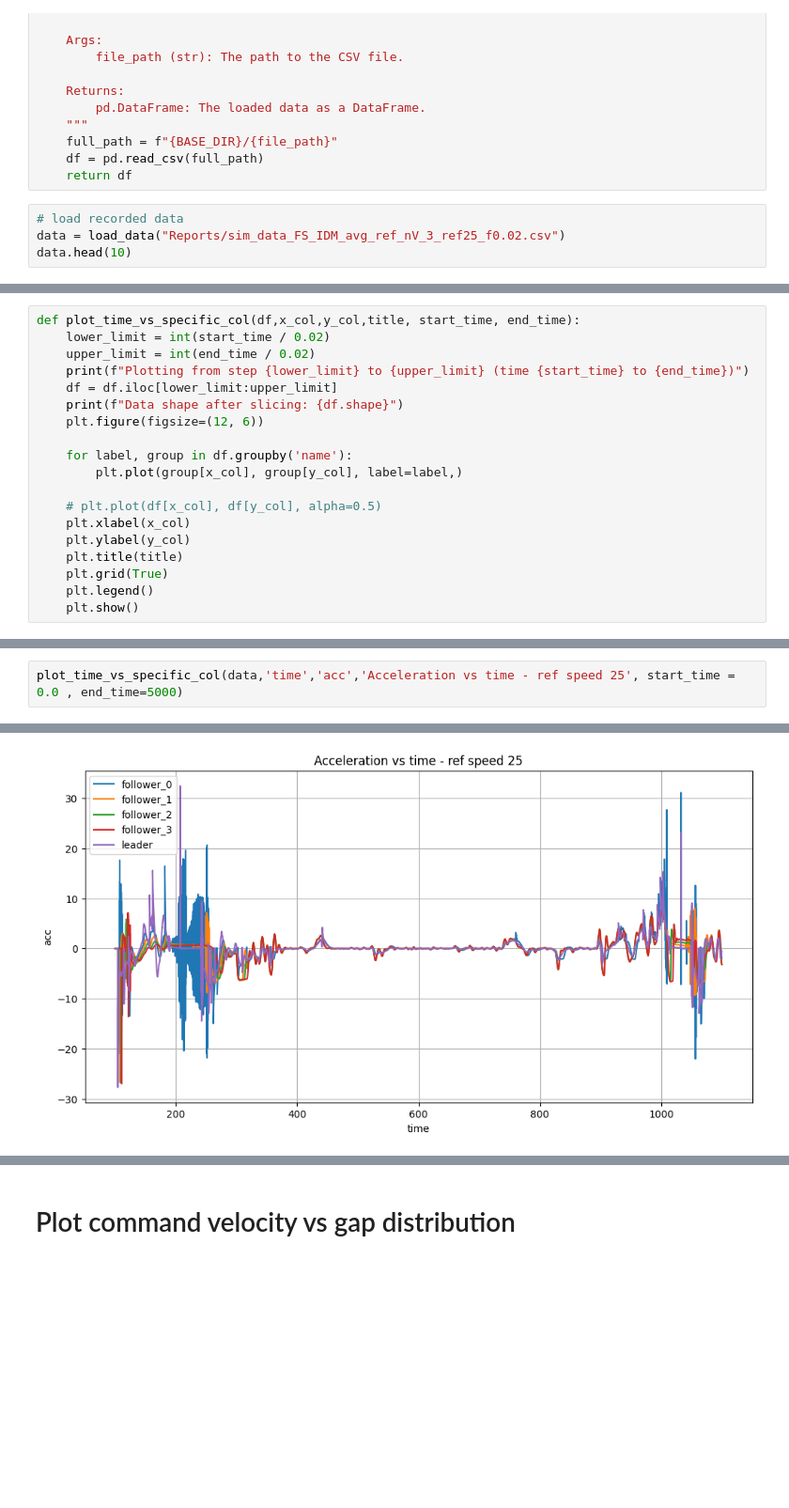
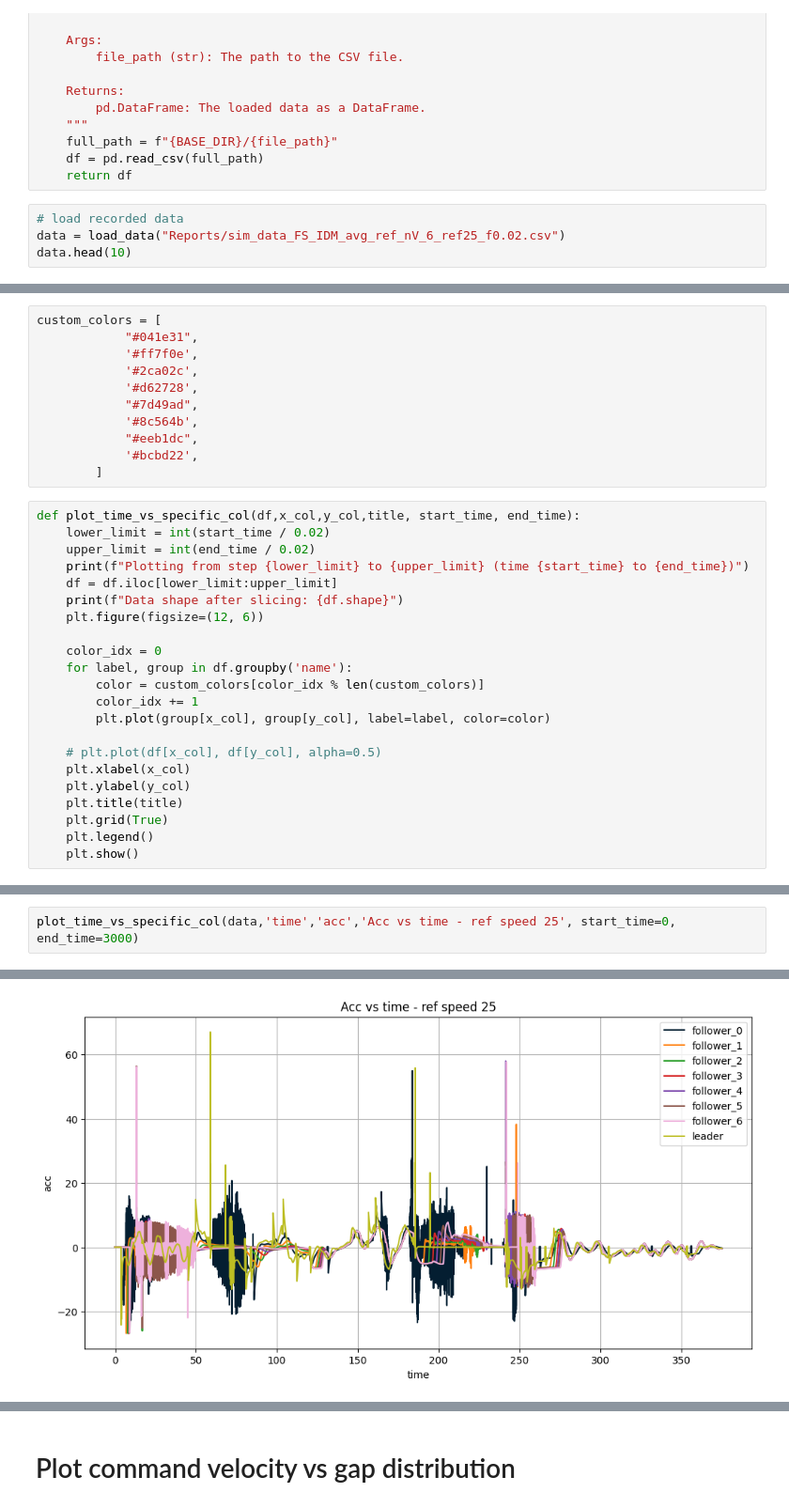
Before and after one commit to shihabict/carla_simulation, a Jupyter notebook: research/analysis_recorded_data.ipynb, the cells around one changed output, grey strips where cells are left out. Shown at 94% size. Cells and saved outputs as stored; diff of their text form; blank space fills up the shorter version.

Commit message:
Update reference speed logging

```diff
--- a/research/analysis_recorded_data.ipynb
+++ b/research/analysis_recorded_data.ipynb
@@ -24,7 +24,7 @@ def load_data(file_path: str) -> pd.DataFrame:
     return df
 # %%
 # load recorded data
-data = load_data("Reports/sim_data_FS_IDM_avg_ref_nV_3_ref25_f0.02.csv")
+data = load_data("Reports/sim_data_FS_IDM_avg_ref_nV_6_ref25_f0.02.csv")
 data.head(10)
 # %% [output]
 |  | time | name | x | y | z | speed | acc | gap | command_velocity | ... |
@@ -45,3 +45,14 @@ data.shape
+# %%
+custom_colors = [
+            "#041e31",
+            '#ff7f0e',
+            '#2ca02c',
+            '#d62728',
+            "#7d49ad",
+            '#8c564b',
+            "#eeb1dc",
+            '#bcbd22',
+        ]
 # %%
 def plot_time_vs_specific_col(df,x_col,y_col,title, start_time, end_time):
     lower_limit = int(start_time / 0.02)
@@ -51,8 +62,11 @@ def plot_time_vs_specific_col(df,x_col,y_col,title, start_time, end_time):
     print(f"Data shape after slicing: {df.shape}")
     plt.figure(figsize=(12, 6))
 
+    color_idx = 0
     for label, group in df.groupby('name'):
-        plt.plot(group[x_col], group[y_col], label=label,)
+        color = custom_colors[color_idx % len(custom_colors)]
+        color_idx += 1
+        plt.plot(group[x_col], group[y_col], label=label, color=color)
 
     # plt.plot(df[x_col], df[y_col], alpha=0.5)
     plt.xlabel(x_col)
@@ -70,3 +84,3 @@ Data shape after slicing: (250000, 12)
 # %%
-plot_time_vs_specific_col(data,'time','acc','Acceleration vs time - ref speed 25', start_time = 0.0 , end_time=5000)
+plot_time_vs_specific_col(data,'time','acc','Acc vs time - ref speed 25', start_time=0, end_time=3000)
 # %% [output]
@@ -75 +89 @@ Data shape after slicing: (250000, 12)
-[figure, old version]
+[figure, new version]
```
Also changed, not shown: parts of 15 cells of this notebook, 5 other files.
